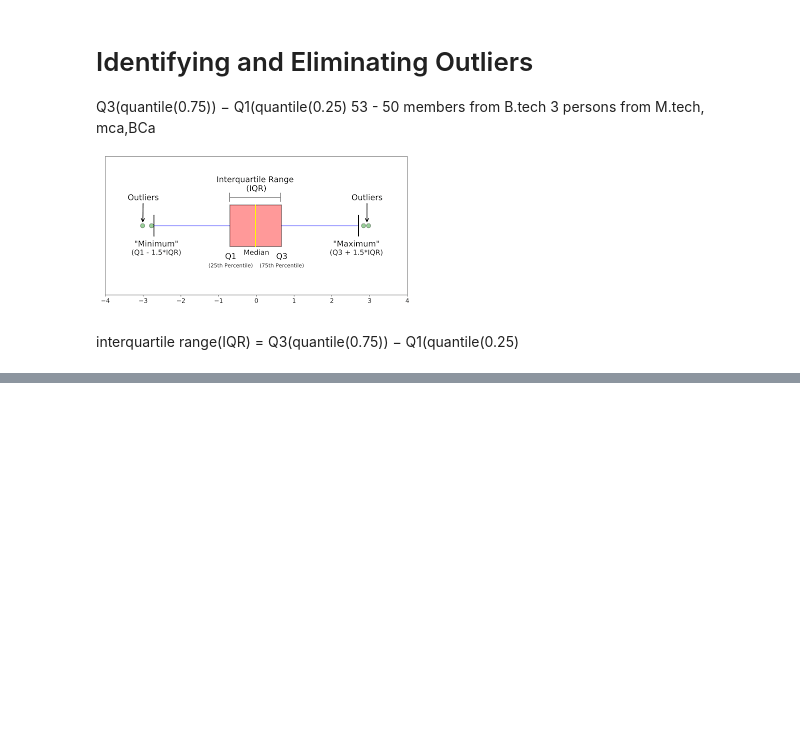
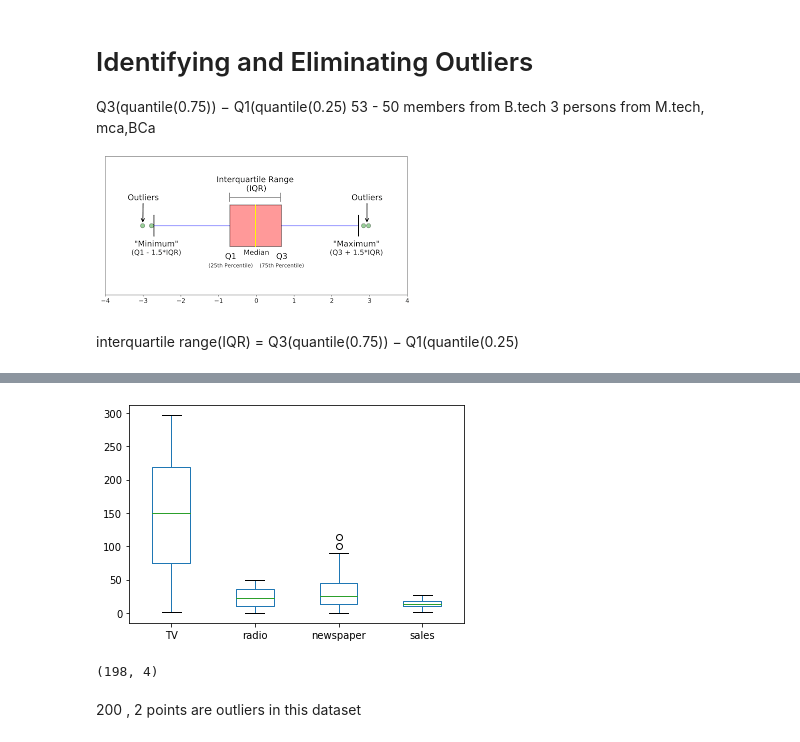
Before and after one commit to AP-State-Skill-Development-Corporation/DataScience-Python, a Jupyter notebook: Day10_30-09-2021/Day10_30-09-2021.ipynb, the cells around one changed output, grey strips where cells are left out. Drawn from its saved outputs; the diff is of its cells as text; code cells hidden in the pictures; blank space fills up the shorter version.

```diff
--- a/Day10_30-09-2021/Day10_30-09-2021.ipynb
+++ b/Day10_30-09-2021/Day10_30-09-2021.ipynb
@@ -386,0 +453,5 @@ Q3(quantile(0.75)) − Q1(quantile(0.25)
+# %%
+adv.plot(kind = "box")
+plt.show()
+# %% [output]
+[figure, added]
@@ -386,0 +463,6 @@ Q3(quantile(0.75)) − Q1(quantile(0.25)
+# %%
+adv[~((adv < minPoint) | (adv > maxPoint)).any(axis = 1)].shape
+# %% [output]
+(198, 4)
+# %% [markdown]
+200 , 2 points are outliers in this dataset
```
Also changed, not shown: parts of 24 cells of this notebook.
